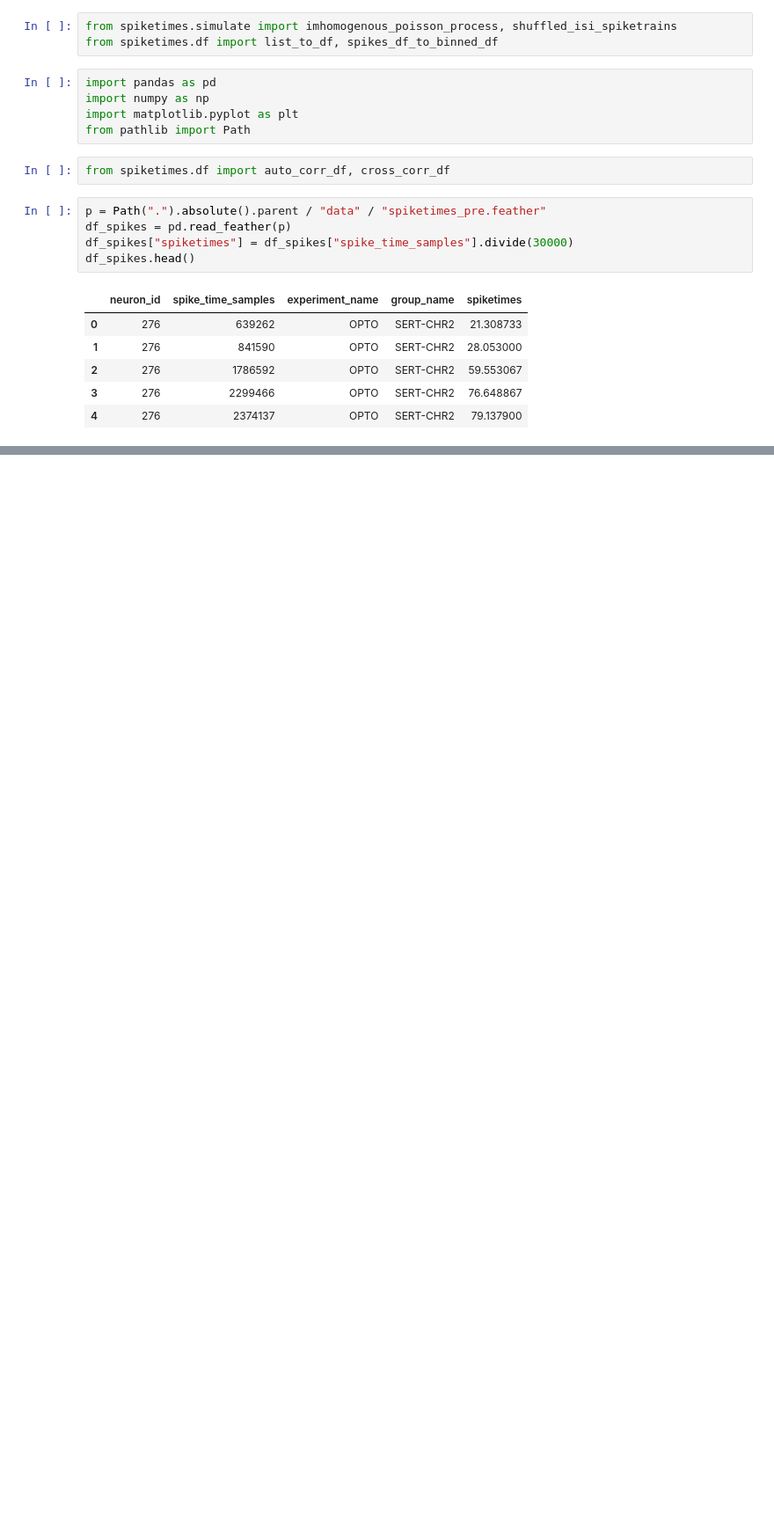
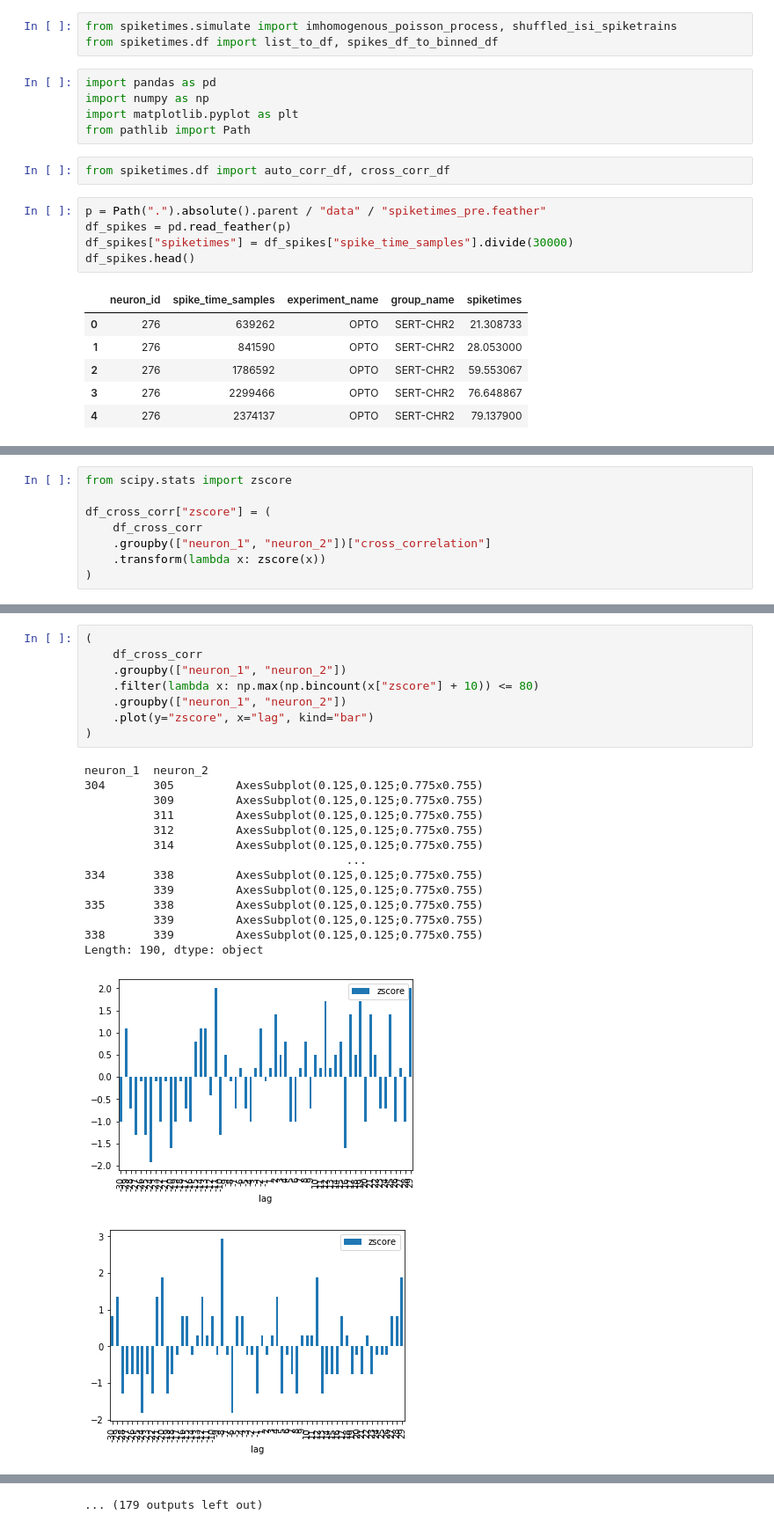
Before and after one commit to Ruairi-osul/opto_analysis, a Jupyter notebook: notebooks/cross_correlation.ipynb, the cells around one changed output, grey strips where cells are left out. Shown at 88% size. Saved outputs shown, nothing was run; the diff lists cells and outputs as text; blank space fills up the shorter version.

```diff
--- a/notebooks/cross_correlation.ipynb
+++ b/notebooks/cross_correlation.ipynb
@@ -61,0 +70,8 @@ cross_corr_df(df1)
+# %%
+from scipy.stats import zscore
+
+df_cross_corr["zscore"] = (
+    df_cross_corr
+    .groupby(["neuron_1", "neuron_2"])["cross_correlation"]
+    .transform(lambda x: zscore(x))
+)
@@ -61,0 +84,24 @@ cross_corr_df(df1)
+# %%
+(
+    df_cross_corr
+    .groupby(["neuron_1", "neuron_2"])
+    .filter(lambda x: np.max(np.bincount(x["zscore"] + 10)) <= 80)
+    .groupby(["neuron_1", "neuron_2"])
+    .plot(y="zscore", x="lag", kind="bar")
+)
+# %% [output]
+neuron_1  neuron_2
+304       305         AxesSubplot(0.125,0.125;0.775x0.755)
+          309         AxesSubplot(0.125,0.125;0.775x0.755)
+          311         AxesSubplot(0.125,0.125;0.775x0.755)
+          312         AxesSubplot(0.125,0.125;0.775x0.755)
+          314         AxesSubplot(0.125,0.125;0.775x0.755)
+                                      ...
+334       338         AxesSubplot(0.125,0.125;0.775x0.755)
+          339         AxesSubplot(0.125,0.125;0.775x0.755)
+335       338         AxesSubplot(0.125,0.125;0.775x0.755)
+          339         AxesSubplot(0.125,0.125;0.775x0.755)
+338       339         AxesSubplot(0.125,0.125;0.775x0.755)
+Length: 190, dtype: object
+[figure, added]
+[figure, added]
@@ -61,0 +117 @@ cross_corr_df(df1)
+... (179 outputs left out)
```
Also changed, not shown: parts of 12 cells of this notebook, 2 other files.
